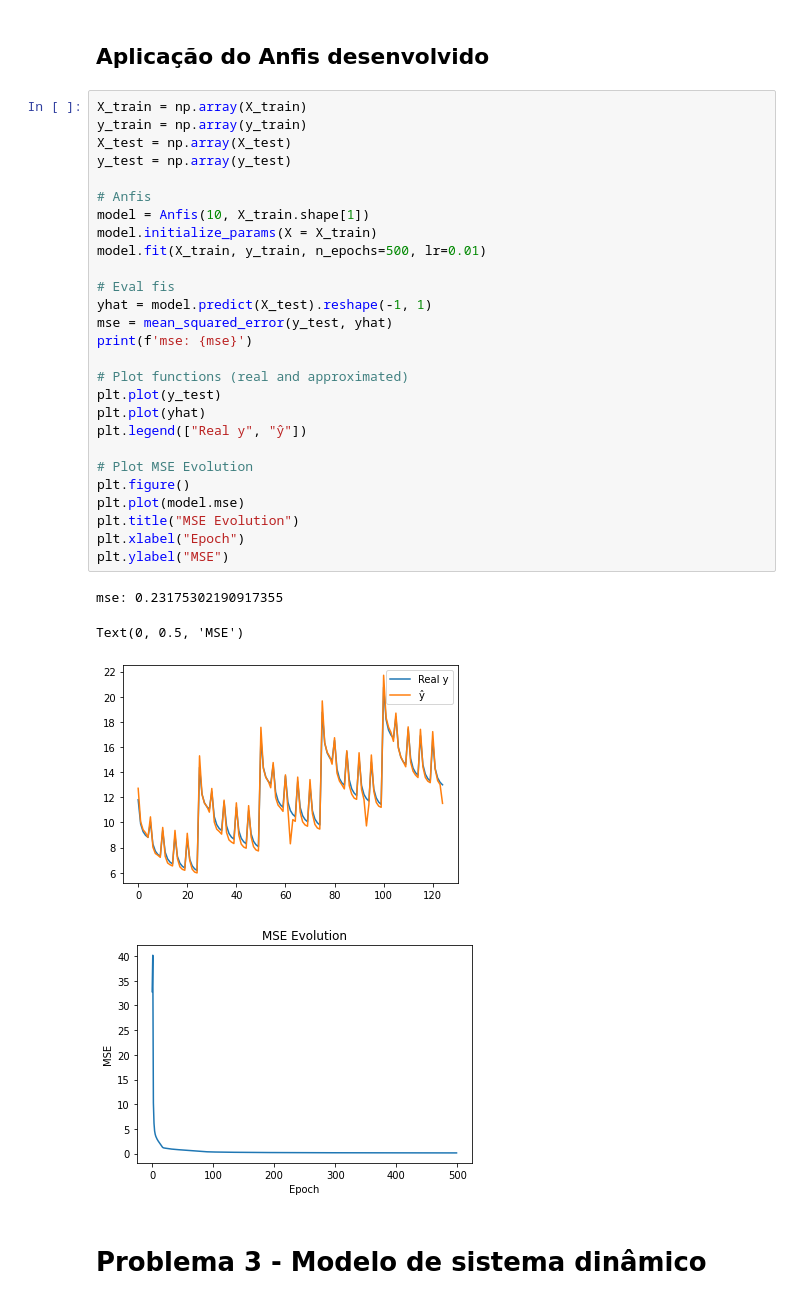
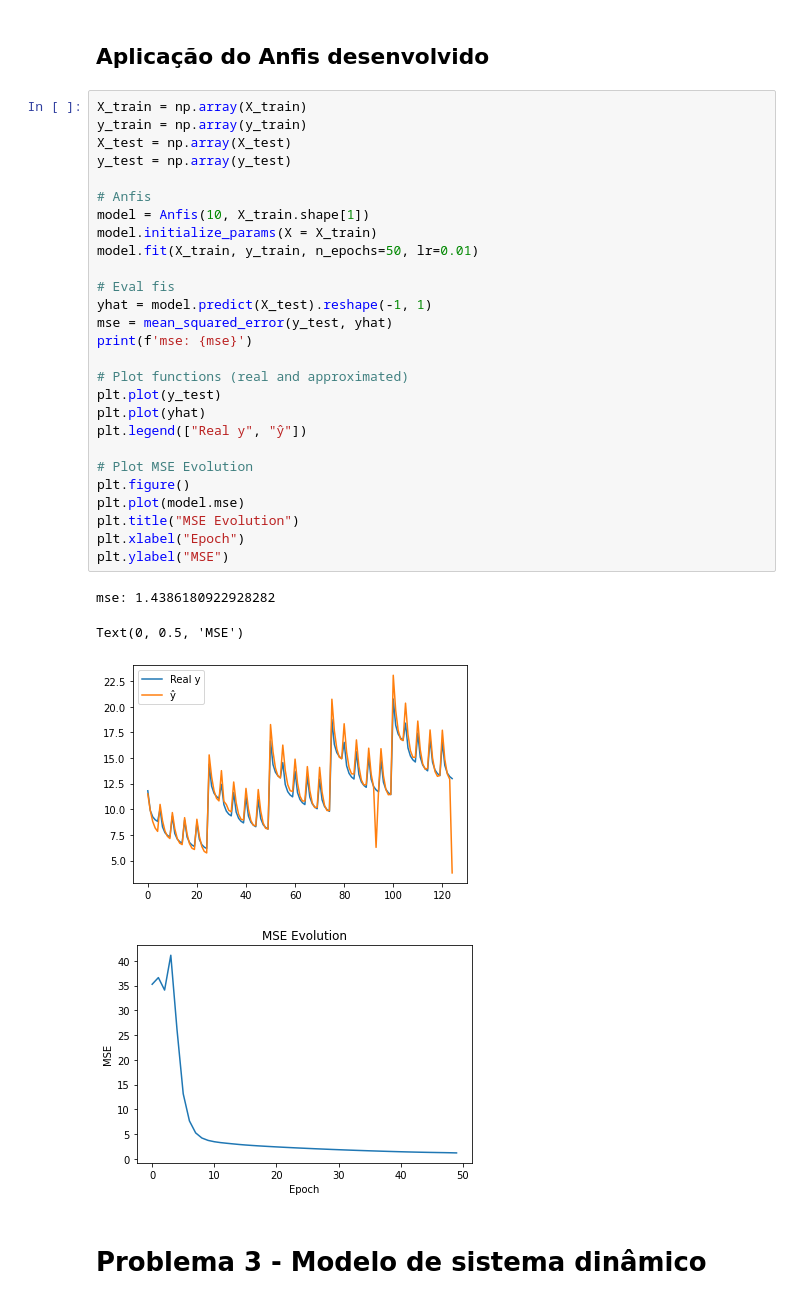
Before and after one commit to vcaitite/fuzzy-systems-exercises, a Jupyter notebook: 6. Anfis/6 - ANFIS.ipynb, the cells around one changed output. Drawn from its saved outputs; the diff is of its cells as text.

```diff
--- a/6. Anfis/6 - ANFIS.ipynb
+++ b/6. Anfis/6 - ANFIS.ipynb
@@ -186,35 +190,35 @@ Text(0.5, 1.0, '$Y_{test}$')
 # %%
 X_train = np.array(X_train)
 y_train = np.array(y_train)
 X_test = np.array(X_test)
 y_test = np.array(y_test)
 
 # Anfis
 model = Anfis(10, X_train.shape[1])
 model.initialize_params(X = X_train)
-model.fit(X_train, y_train, n_epochs=500, lr=0.01)
+model.fit(X_train, y_train, n_epochs=50, lr=0.01)
 
 # Eval fis
 yhat = model.predict(X_test).reshape(-1, 1)
 mse = mean_squared_error(y_test, yhat)
 print(f'mse: {mse}')
 
 # Plot functions (real and approximated)
 plt.plot(y_test)
 plt.plot(yhat)
 plt.legend(["Real y", "ŷ"])
 
 # Plot MSE Evolution
 plt.figure()
 plt.plot(model.mse)
 plt.title("MSE Evolution")
 plt.xlabel("Epoch")
 plt.ylabel("MSE")
 # %% [output]
-mse: 0.23175302190917355
+mse: 1.4386180922928282
 Text(0, 0.5, 'MSE')
-[figure, old version]
+[figure, new version]
-[figure, old version]
+[figure, new version]
 # %% [markdown]
 # Problema 3 - Modelo de sistema dinâmico
 # %% [markdown]
```
Also changed, not shown: parts of 13 cells of this notebook, 5 other files.
